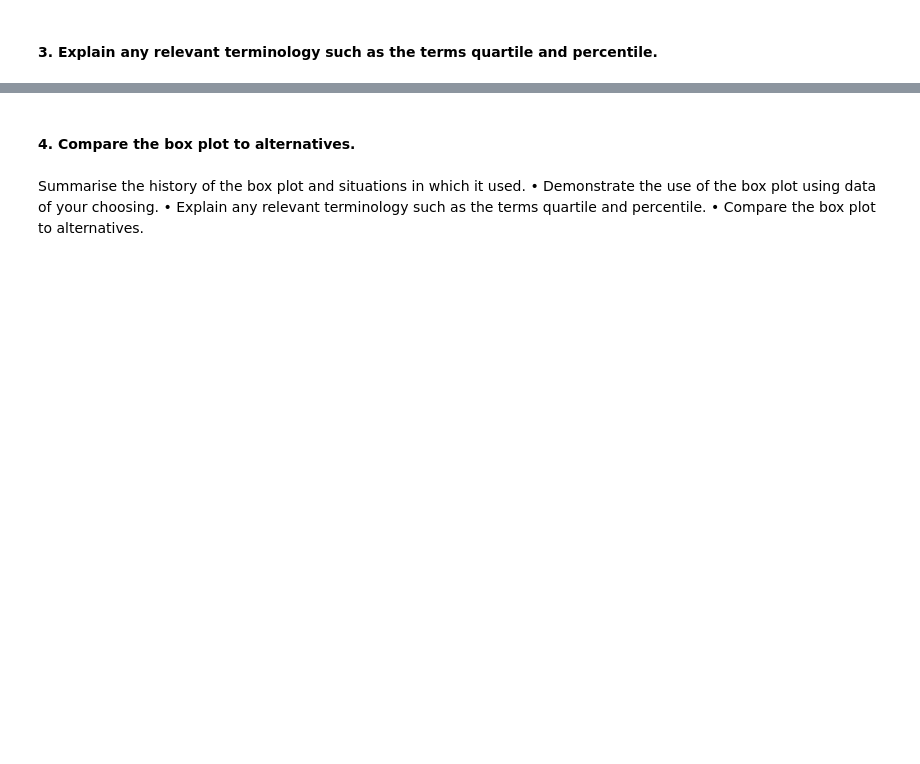
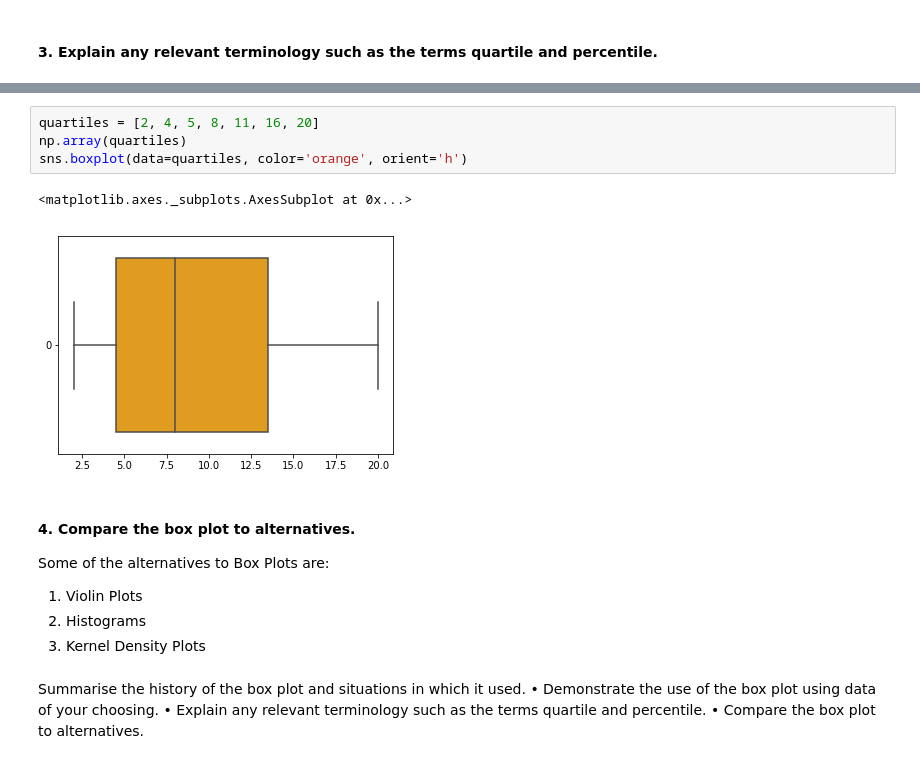
Before and after one commit to cholleran/Proj-Fundamentals-DA, a Jupyter notebook: Project Fundamentals of DA - Boxplots.ipynb, the cells around one changed output, grey strips where cells are left out. Cells and saved outputs as stored; diff of their text form; blank space fills up the shorter version.

```diff
--- a/Project Fundamentals of DA - Boxplots.ipynb
+++ b/Project Fundamentals of DA - Boxplots.ipynb
@@ -121,5 +123,18 @@ Quartile:  The box plot is divided into four equal quartiles. Each quartile cont
+# %%
+quartiles = [2, 4, 5, 8, 11, 16, 20]
+np.array(quartiles)
+sns.boxplot(data=quartiles, color='orange', orient='h')
+# %% [output]
+<matplotlib.axes._subplots.AxesSubplot at 0x...>
+[figure, added]
 # %% [markdown]
 #### 4. Compare the box plot to alternatives.
+
+Some of the alternatives to Box Plots are:
+
+1. Violin Plots
+2. Histograms
+3. Kernel Density Plots
 # %% [markdown]
 Summarise the history of the box plot and situations in which it used.
 • Demonstrate the use of the box plot using data of your choosing.
```
Also changed, not shown: parts of 3 cells of this notebook.
